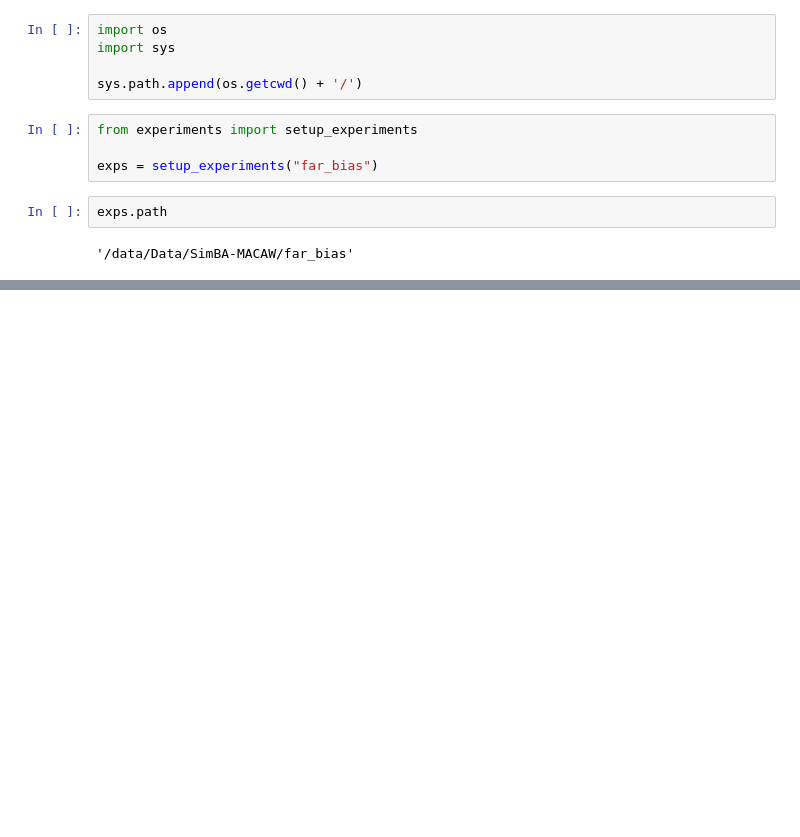
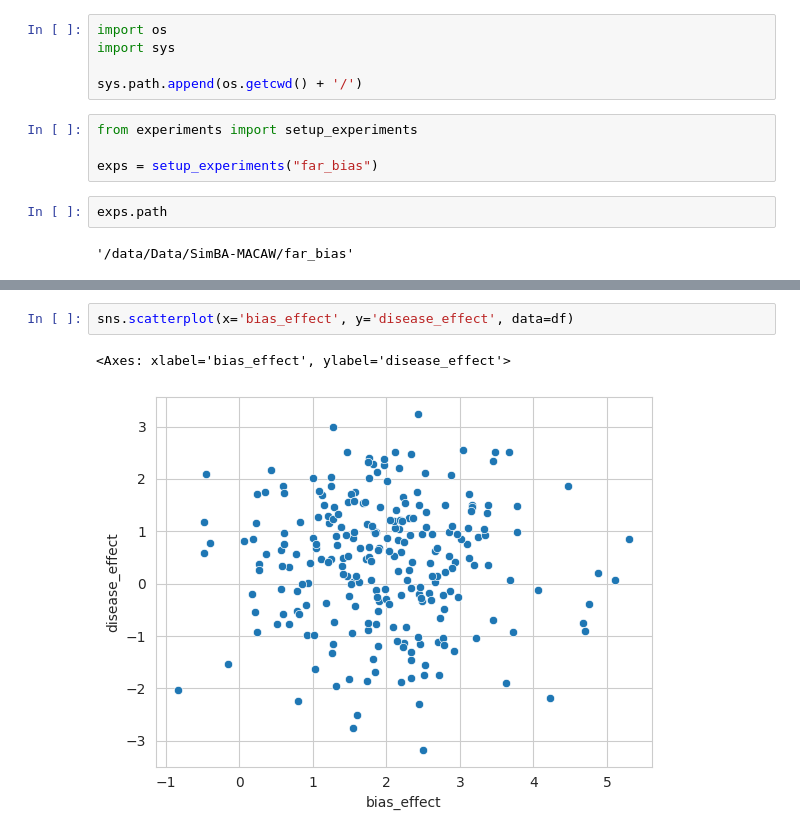
Before and after one commit to ucalgary-miplab/TEA, a Jupyter notebook: 08_Metric.ipynb, the cells around one changed output, grey strips where cells are left out. Saved outputs shown, nothing was run; the diff lists cells and outputs as text; blank space fills up the shorter version.

```diff
--- a/08_Metric.ipynb
+++ b/08_Metric.ipynb
@@ -92,0 +138,5 @@ Text(0, 0.5, 'Bias amplified')
+# %%
+sns.scatterplot(x='bias_effect', y='disease_effect', data=df)
+# %% [output]
+<Axes: xlabel='bias_effect', ylabel='disease_effect'>
+[figure, added]
```
Also changed, not shown: parts of 13 cells of this notebook, 1 other file.
